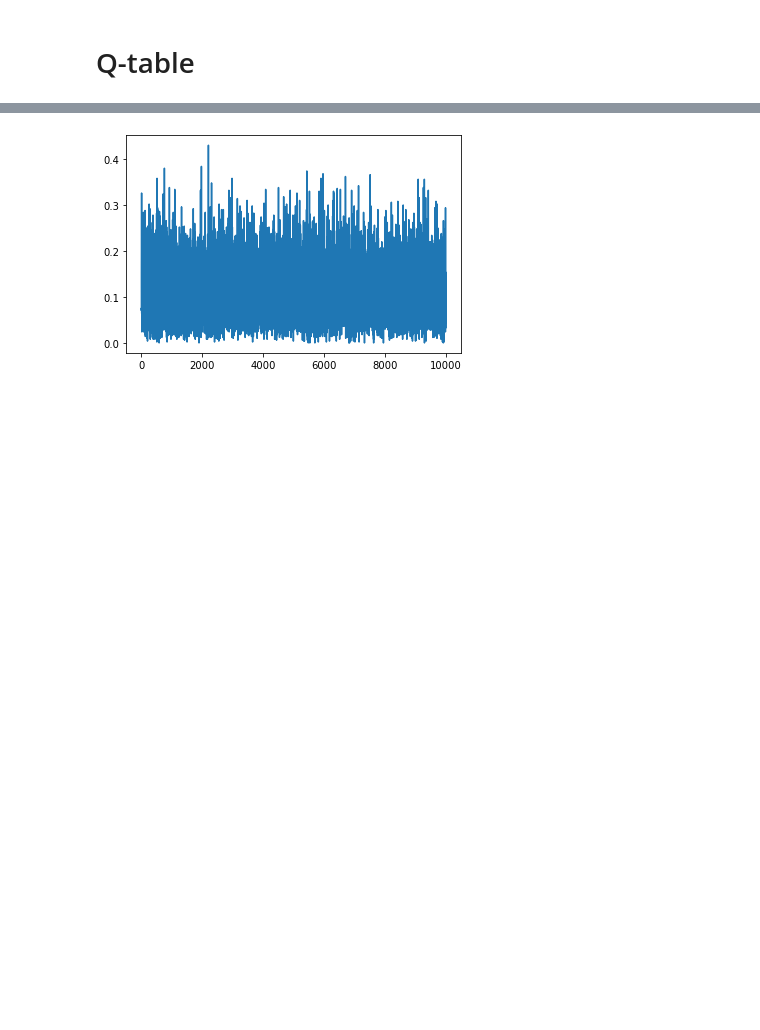
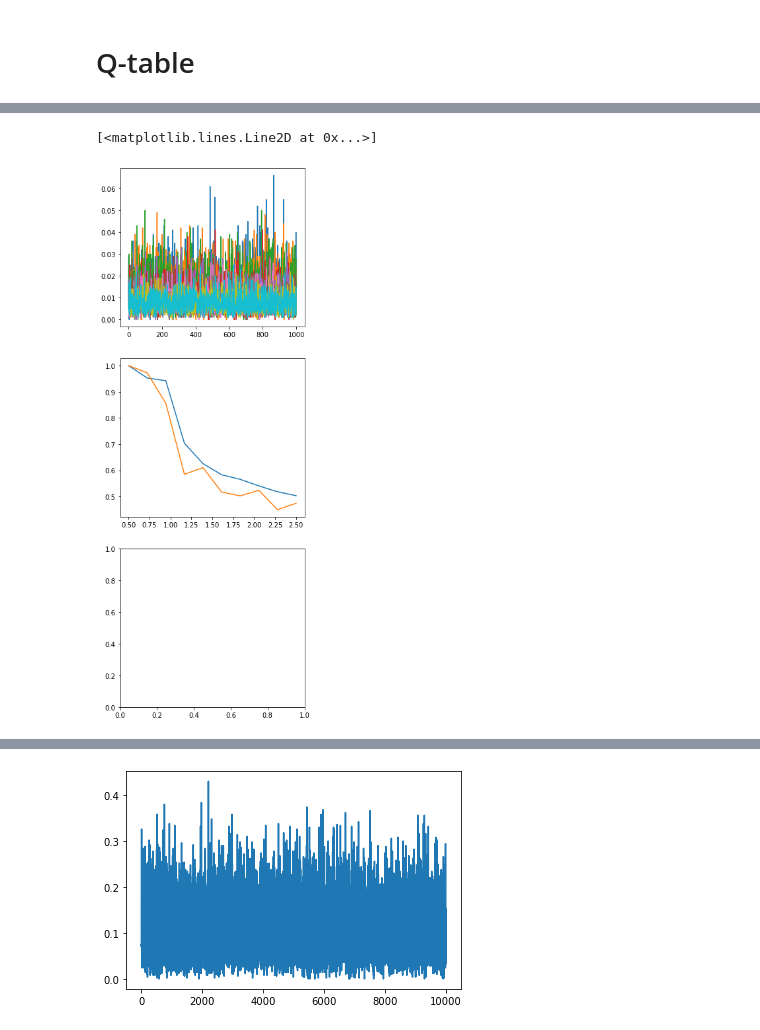
Before and after one commit to gorkamunoz/rl_opts, a Jupyter notebook: nbs/single_RL_walker.ipynb, the cells around one changed output, grey strips where cells are left out. Saved outputs shown, nothing was run; the diff lists cells and outputs as text; code cells hidden in the pictures; blank space fills up the shorter version.

```diff
--- a/nbs/single_RL_walker.ipynb
+++ b/nbs/single_RL_walker.ipynb
@@ -261 +346,33 @@ for e in tqdm(range(episodes)):
+# %%
+from joblib import Parallel, delayed
+
+num_ls = 10
+lss = np.linspace(0.5, 2.5, num_ls)
+
+L = 150
+at = 1
+Nt = 100
+episodes = 10000
+time_ep = 1000
+
+info = Parallel(n_jobs=num_ls)(delayed (optimal_training) (episodes, time_ep, Nt, L, at, ls)
+                           for ls in lss)
+# %%
+fig, ax = plt.subplots(3, 1, figsize = (5, 15))
+
+late_rew, total_rew = [], []
+for info_agent in info:
+
+    ax[0].plot(info_agent['rewards'].sum(1)/time_ep);
+    total_rew.append(float(info_agent['rewards'].mean()))
+    late_rew.append(float(info_agent['rewards'][-100:,:].mean()))
+
+total_rew = np.array(total_rew)
+late_rew = np.array(late_rew)
+
+ax[1].plot(lss, total_rew/max(total_rew))
+ax[1].plot(lss, late_rew/max(late_rew))
+# %% [output]
+[<matplotlib.lines.Line2D at 0x...>]
+[figure, added]
 # %%
```
Also changed, not shown: parts of 10 cells of this notebook, 1 other file.
